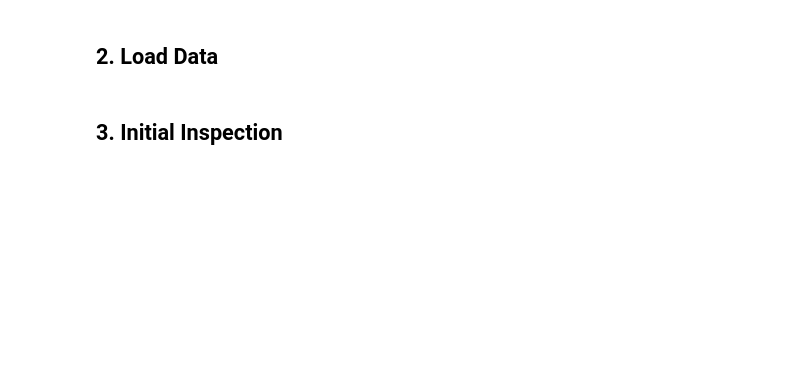
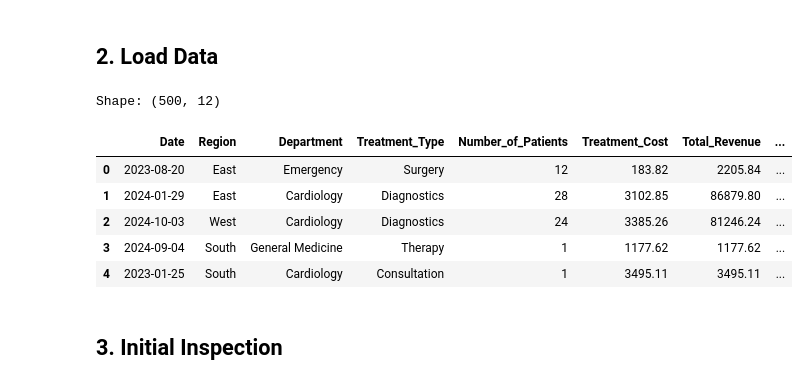
Before and after one commit to AyushiDhimmar/healthcare-financial-dashboard, a Jupyter notebook: notebooks/01_data_cleaning.ipynb, the cells around one changed output. Drawn from its saved outputs; the diff is of its cells as text; code cells hidden in the pictures; blank space fills up the shorter version.

Commit message:
feat: implement Python-based data normalization pipeline and restructure project documentation and data assets

```diff
--- a/notebooks/01_data_cleaning.ipynb
+++ b/notebooks/01_data_cleaning.ipynb
@@ -17,9 +19,17 @@ print('Libraries loaded ✅')
 # %% [markdown]
 ## 2. Load Data
 # %%
-df = pd.read_excel('Healthcare.xlsx')
+df = pd.read_excel('../data/healthcare_financial_data.xlsx')
 print(f'Shape: {df.shape}')
 df.head()
+# %% [output]
+Shape: (500, 12)
+|  | Date | Region | Department | Treatment_Type | Number_of_Patients | Treatment_Cost | Total_Revenue | ... |
+| 0 | 2023-08-20 | East | Emergency | Surgery | 12 | 183.82 | 2205.84 | ... |
+| 1 | 2024-01-29 | East | Cardiology | Diagnostics | 28 | 3102.85 | 86879.80 | ... |
+| 2 | 2024-10-03 | West | Cardiology | Diagnostics | 24 | 3385.26 | 81246.24 | ... |
+| 3 | 2024-09-04 | South | General Medicine | Therapy | 1 | 1177.62 | 1177.62 | ... |
+| 4 | 2023-01-25 | South | Cardiology | Consultation | 1 | 3495.11 | 3495.11 | ... |
 # %% [markdown]
 ## 3. Initial Inspection
 # %%
```
Also changed, not shown: parts of 12 cells of this notebook, 15 other files.
